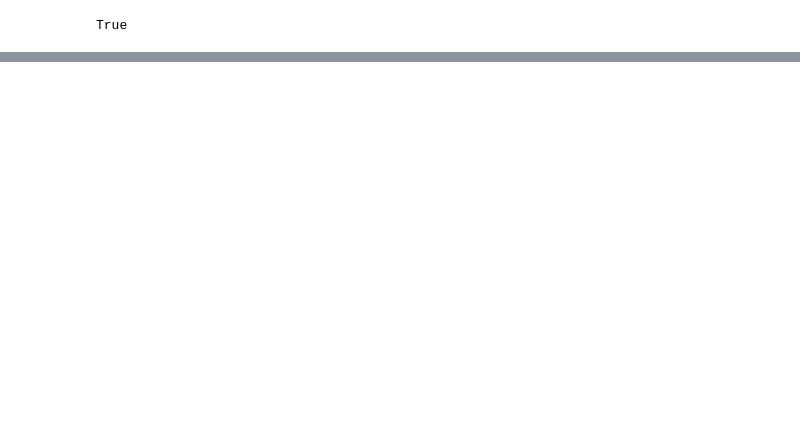
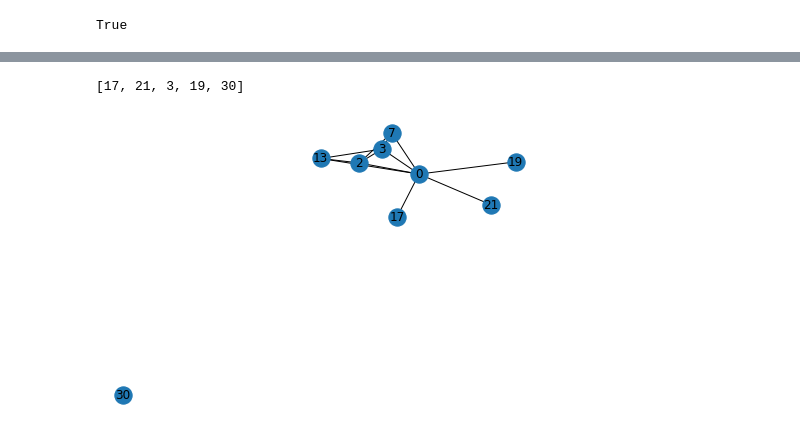
Before and after one commit to jesusossian/tukey, a Jupyter notebook: notebook/tukey_form1.ipynb, the cells around one changed output, grey strips where cells are left out. Drawn from its saved outputs; the diff is of its cells as text; code cells hidden in the pictures; blank space fills up the shorter version.

Commit message:
set indep constraint

```diff
--- a/notebook/tukey_form1.ipynb
+++ b/notebook/tukey_form1.ipynb
@@ -109,6 +136,31 @@ for i in range(0,N):
 
 #    if(is_subclique(G, nodelist)):
 #        print("vizinhanca de %d" %i)
+# %%
+#for u in range(0,N):
+Nu = nx.neighbors(G,1)
+
+lista = []
+for k in Nu:
+    lista.append(k)
+
+#print(lista)
+
+T = nx.Graph()
+T.add_nodes_from(lista)
+for (a,b) in combinations(lista,2):
+    if G.has_edge(a,b):
+        T.add_edge(a,b)
+
+Im = nx.maximal_independent_set(T)
+
+print(Im)
+
+
+nx.draw(T,  with_labels = True)
+# %% [output]
+[17, 21, 3, 19, 30]
+[figure, added]
 # %%
 # form1
 form_="form1"
```
Also changed, not shown: parts of 8 cells of this notebook, 12 other files.
